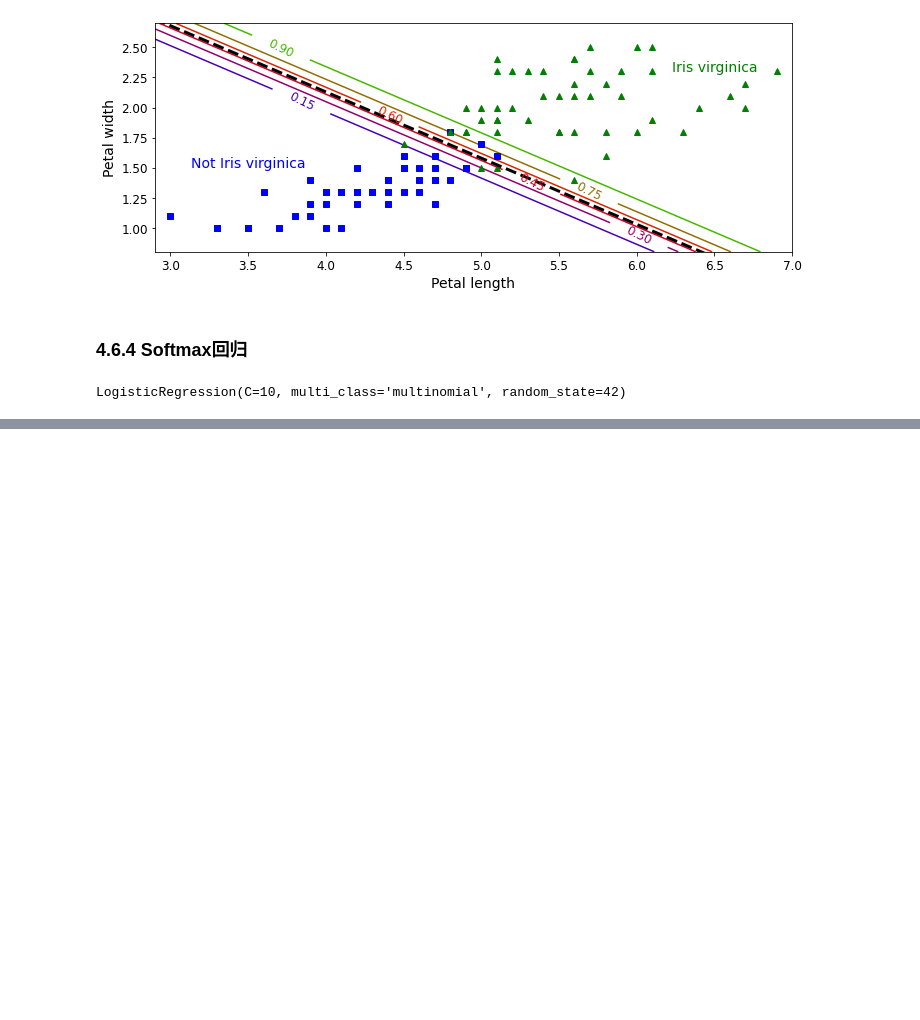
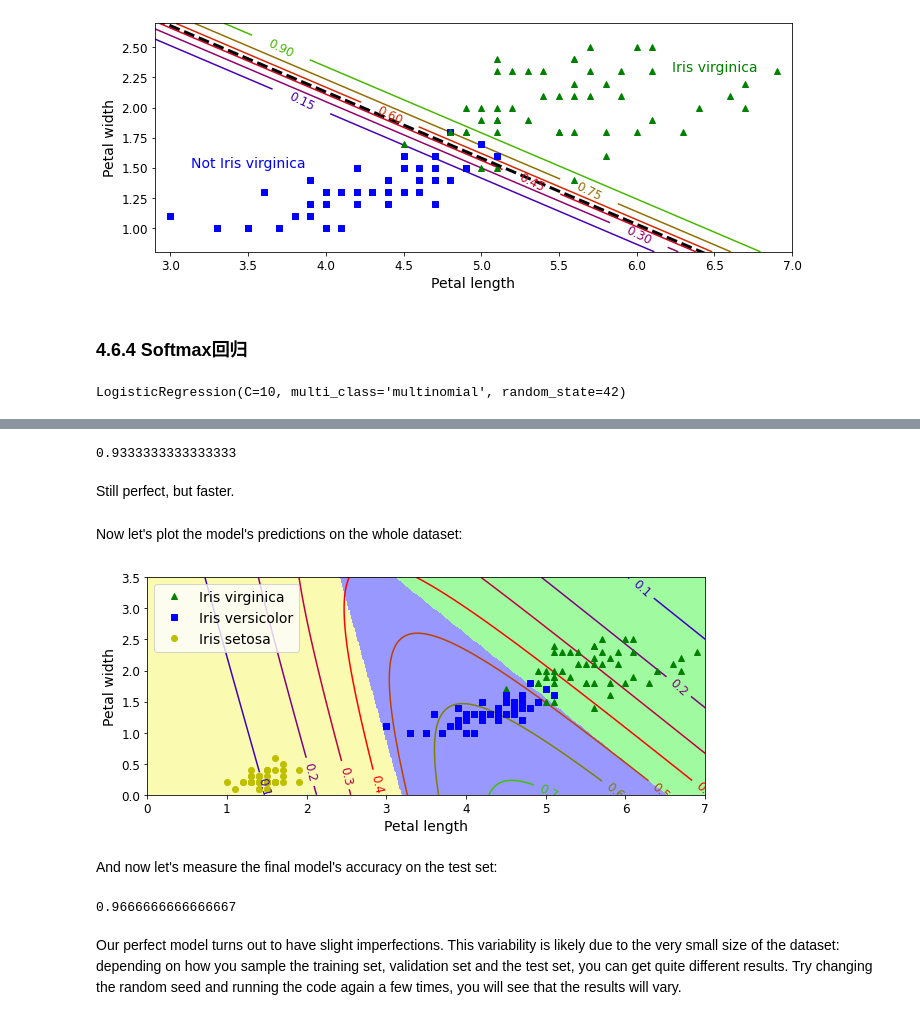
Before and after one commit to Vuean/Hands-On-ML, a Jupyter notebook: Chapter4/04_training_models.ipynb, the cells around one changed output, grey strips where cells are left out. Cells and saved outputs as stored; diff of their text form; code cells hidden in the pictures; blank space fills up the shorter version.

```diff
--- a/Chapter4/04_training_models.ipynb
+++ b/Chapter4/04_training_models.ipynb
@@ -869,0 +947,2 @@ plt.show()
+# %%
+X_with_bias = np.c_[np.ones([len(X), 1]), X]
@@ -869,0 +1021,3 @@ plt.show()
+# %%
+n_inputs = X_train.shape[1]     # ==3, (2 features plus the bias term)
+n_outputs = len(np.unique(y_train))# == 3 (3 iris classes)
@@ -869,0 +1079,7 @@ plt.show()
+# %%
+logits = X_valid.dot(Theta)
+Y_proba = softmax(logits)
+y_predict = np.argmax(Y_proba, axis=1)
+
+accuracy_score = np.mean(y_predict == y_valid)
+accuracy_score
@@ -869,0 +1124,7 @@ plt.show()
+# %%
+logits = X_valid.dot(Theta)
+Y_proba = softmax(logits)
+y_predict = np.argmax(Y_proba, axis=1)
+
+accuracy_score = np.mean(y_predict == y_valid)
+accuracy_score
@@ -869,0 +1179,59 @@ plt.show()
+# %%
+logits = X_valid.dot(Theta)
+Y_proba = softmax(logits)
+y_predict = np.argmax(Y_proba, axis=1)
+
+accuracy_score = np.mean(y_predict == y_valid)
+accuracy_score
+# %% [output]
+0.9333333333333333
+# %% [markdown]
+Still perfect, but faster.
+# %% [markdown]
+Now let's plot the model's predictions on the whole dataset:
+# %%
+x0, x1 = np.meshgrid(
+        np.linspace(0, 8, 500).reshape(-1, 1),
+        np.linspace(0, 3.5, 200).reshape(-1, 1),
+    )
+X_new = np.c_[x0.ravel(), x1.ravel()]
+X_new_with_bias = np.c_[np.ones([len(X_new), 1]), X_new]
+
+logits = X_new_with_bias.dot(Theta)
+Y_proba = softmax(logits)
+y_predict = np.argmax(Y_proba, axis=1)
+
+zz1 = Y_proba[:, 1].reshape(x0.shape)
+zz = y_predict.reshape(x0.shape)
+
+plt.figure(figsize=(10, 4))
+plt.plot(X[y==2, 0], X[y==2, 1], "g^", label="Iris virginica")
+plt.plot(X[y==1, 0], X[y==1, 1], "bs", label="Iris versicolor")
+plt.plot(X[y==0, 0], X[y==0, 1], "yo", label="Iris setosa")
+
+from matplotlib.colors import ListedColormap
+custom_cmap = ListedColormap(['#fafab0','#9898ff','#a0faa0'])
+
+plt.contourf(x0, x1, zz, cmap=custom_cmap)
+contour = plt.contour(x0, x1, zz1, cmap=plt.cm.brg)
+plt.clabel(contour, inline=1, fontsize=12)
+plt.xlabel("Petal length", fontsize=14)
+plt.ylabel("Petal width", fontsize=14)
+plt.legend(loc="upper left", fontsize=14)
+plt.axis([0, 7, 0, 3.5])
+plt.show()
+# %% [output]
+[figure, added]
+# %% [markdown]
+And now let's measure the final model's accuracy on the test set:
+# %%
+logits = X_test.dot(Theta)
+Y_proba = softmax(logits)
+y_predict = np.argmax(Y_proba, axis=1)
+
+accuracy_score = np.mean(y_predict == y_test)
+accuracy_score
+# %% [output]
+0.9666666666666667
+# %% [markdown]
+Our perfect model turns out to have slight imperfections. This variability is likely due to the very small size of the dataset: depending on how you sample the training set, validation set and the test set, you can get quite different results. Try changing the random seed and running the code again a few times, you will see that the results will vary.
```
Also changed, not shown: parts of 48 cells of this notebook, 2 other files.
